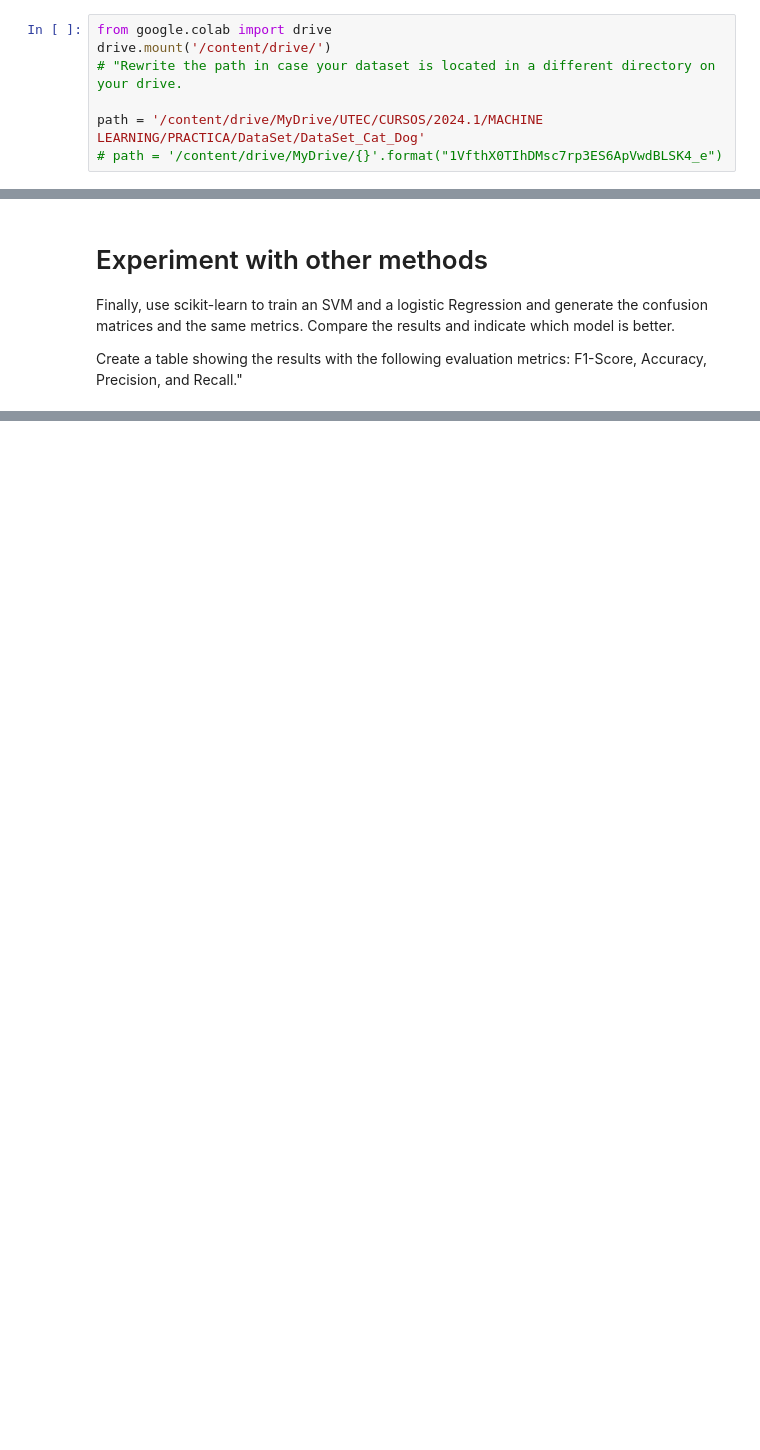
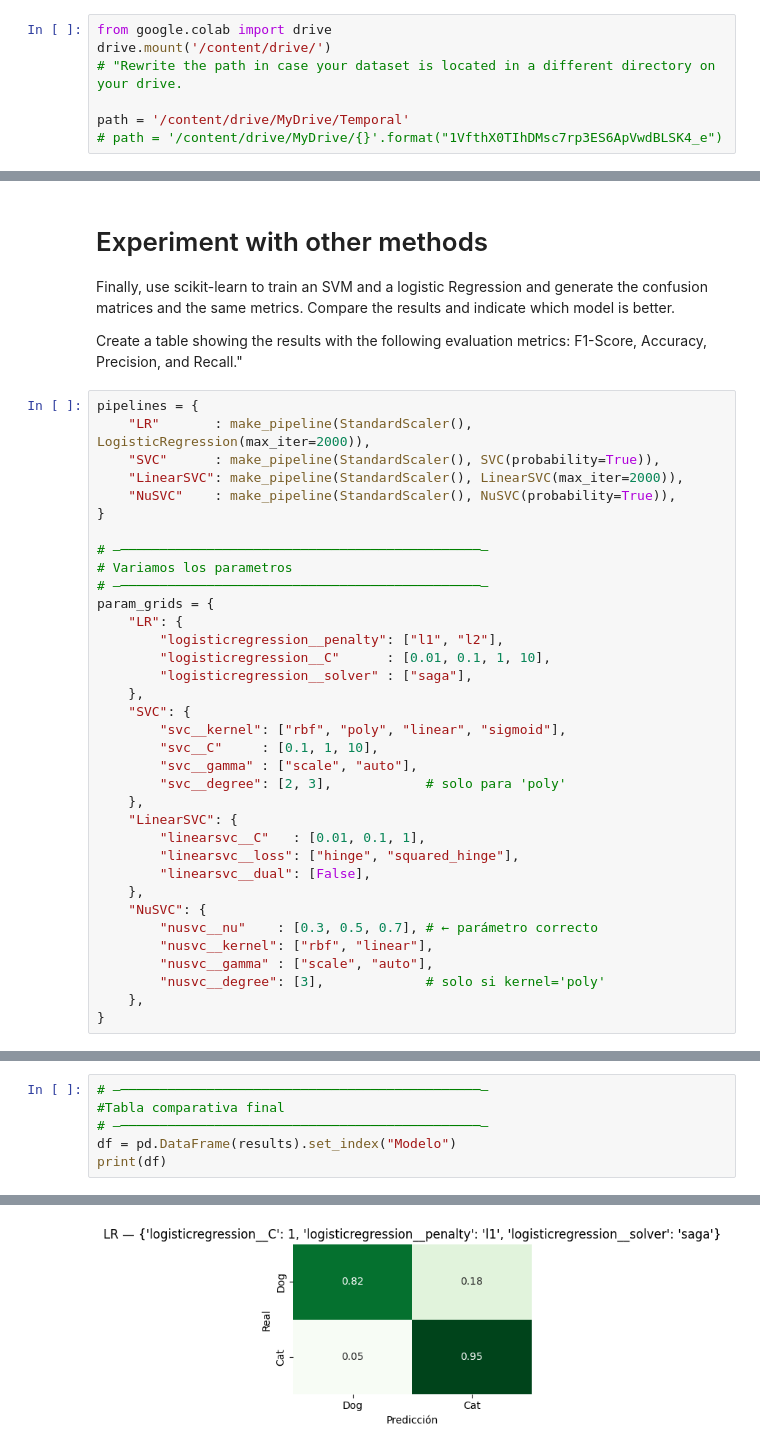
Before and after one commit to BrajanNieto/Mlearning, a Jupyter notebook: 04_SVM_Comparison.ipynb, the cells around one changed output, grey strips where cells are left out. Cells and saved outputs as stored; diff of their text form; blank space fills up the shorter version.

```diff
--- a/04_SVM_Comparison.ipynb
+++ b/04_SVM_Comparison.ipynb
@@ -95,6 +92,6 @@ from google.colab import drive
 drive.mount('/content/drive/')
 # "Rewrite the path in case your dataset is located in a different directory on your drive.
 
-path = '/content/drive/MyDrive/UTEC/CURSOS/2024.1/MACHINE LEARNING/PRACTICA/DataSet/DataSet_Cat_Dog'
+path = '/content/drive/MyDrive/Temporal'
 # path = '/content/drive/MyDrive/{}'.format("1VfthX0TIhDMsc7rp3ES6ApVwdBLSK4_e")
 # %% [output]
@@ -211,3 +283,38 @@ At this stage, you should test the results of your SVM and LR models. Show a con
 Finally, use scikit-learn to train an SVM and a logistic Regression and generate the confusion matrices and the same metrics. Compare the results and indicate which model is better.
 
 Create a table showing the results with the following evaluation metrics: F1-Score, Accuracy, Precision, and Recall."
+# %%
+pipelines = {
+    "LR"       : make_pipeline(StandardScaler(), LogisticRegression(max_iter=2000)),
+    "SVC"      : make_pipeline(StandardScaler(), SVC(probability=True)),
+    "LinearSVC": make_pipeline(StandardScaler(), LinearSVC(max_iter=2000)),
+    "NuSVC"    : make_pipeline(StandardScaler(), NuSVC(probability=True)),
+}
+
+# —──────────────────────────────────────────────—
+# Variamos los parametros
+# —──────────────────────────────────────────────—
+param_grids = {
+    "LR": {
+        "logisticregression__penalty": ["l1", "l2"],
+        "logisticregression__C"      : [0.01, 0.1, 1, 10],
+        "logisticregression__solver" : ["saga"],
+    },
+    "SVC": {
+        "svc__kernel": ["rbf", "poly", "linear", "sigmoid"],
+        "svc__C"     : [0.1, 1, 10],
+        "svc__gamma" : ["scale", "auto"],
+        "svc__degree": [2, 3],            # solo para 'poly'
+    },
+    "LinearSVC": {
+        "linearsvc__C"   : [0.01, 0.1, 1],
+        "linearsvc__loss": ["hinge", "squared_hinge"],
+        "linearsvc__dual": [False],
+    },
+    "NuSVC": {
+        "nusvc__nu"    : [0.3, 0.5, 0.7], # ← parámetro correcto
+        "nusvc__kernel": ["rbf", "linear"],
+        "nusvc__gamma" : ["scale", "auto"],
+        "nusvc__degree": [3],             # solo si kernel='poly'
+    },
+}
@@ -213,0 +362,7 @@ Create a table showing the results with the following evaluation metrics: F1-Sco
+# %%
+# —──────────────────────────────────────────────—
+#Tabla comparativa final
+# —──────────────────────────────────────────────—
+df = pd.DataFrame(results).set_index("Modelo")
+print(df)
+# %% [output]
@@ -213,0 +370 @@ Create a table showing the results with the following evaluation metrics: F1-Sco
+[figure, added]
```
Also changed, not shown: parts of 14 cells of this notebook.
